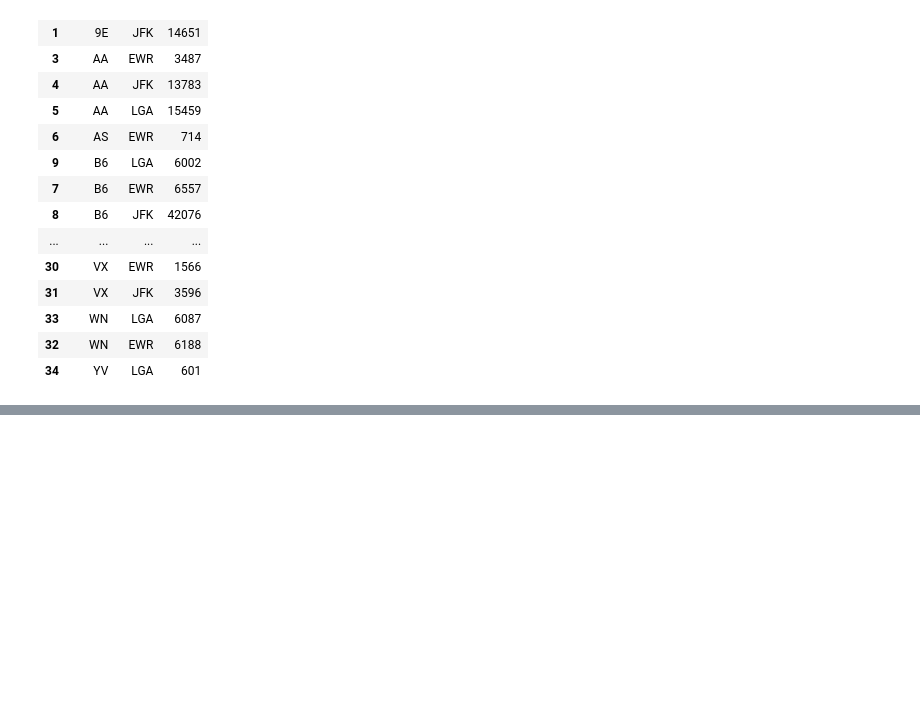
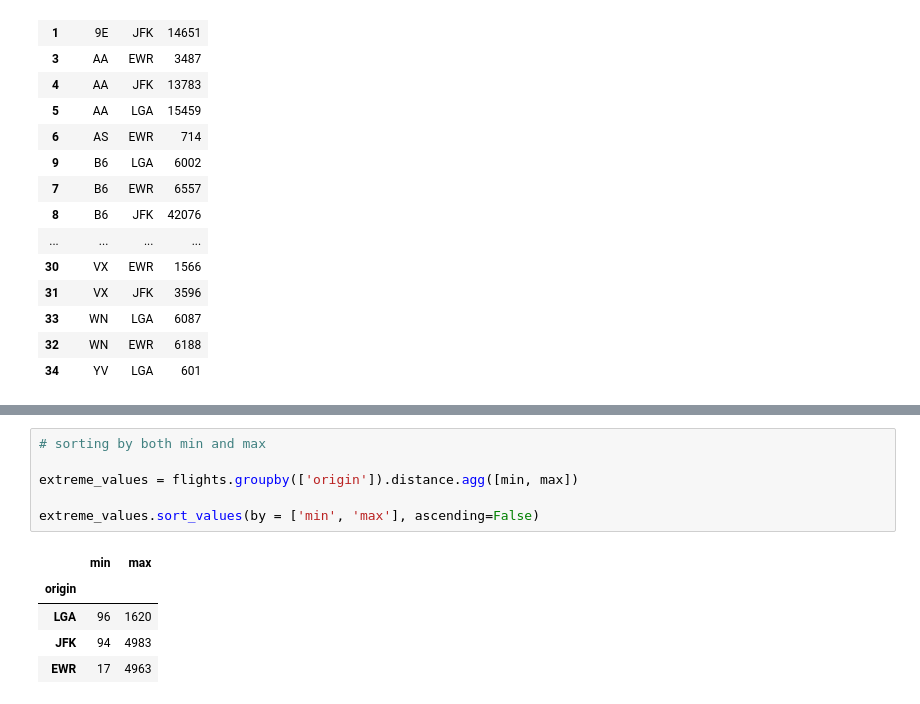
Before and after one commit to PaulApivat/kaggle, a Jupyter notebook: courses/pandas/pandas_lesson_4_grouping_sorting.ipynb, the cells around one changed output, grey strips where cells are left out. Drawn from its saved outputs; the diff is of its cells as text; blank space fills up the shorter version.

```diff
--- a/courses/pandas/pandas_lesson_4_grouping_sorting.ipynb
+++ b/courses/pandas/pandas_lesson_4_grouping_sorting.ipynb
@@ -292,0 +341,12 @@ back_to_single_index.sort_values(by=['carrier', 'len'])
+# %%
+# sorting by both min and max
+
+extreme_values = flights.groupby(['origin']).distance.agg([min, max])
+
+extreme_values.sort_values(by = ['min', 'max'], ascending=False)
+# %% [output]
+|  | min | max |
+| origin |  |  |
+| LGA | 96 | 1620 |
+| JFK | 94 | 4983 |
+| EWR | 17 | 4963 |
```
Also changed, not shown: parts of 9 cells of this notebook.
